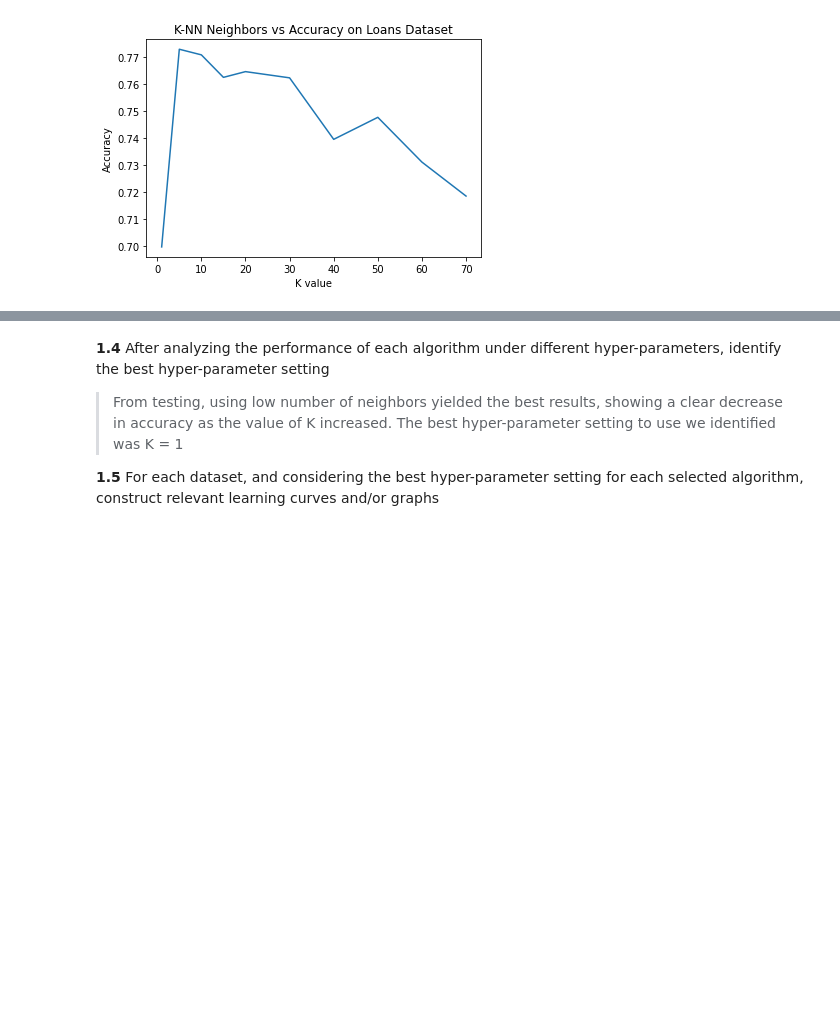
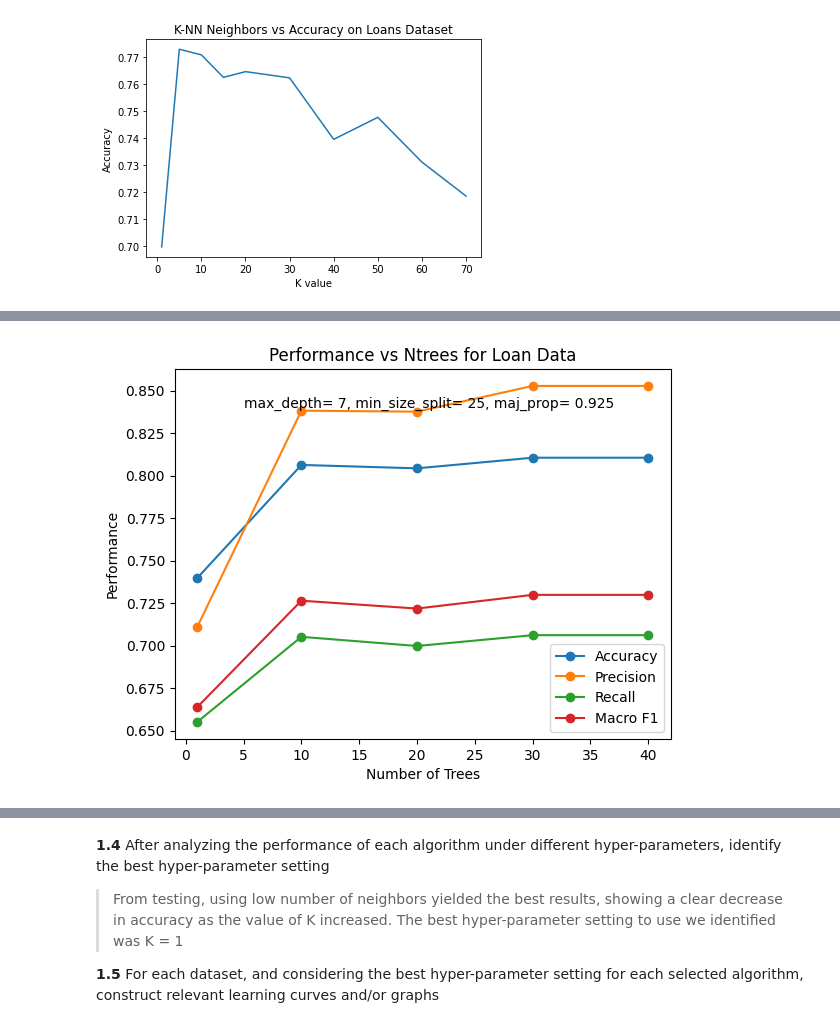
Before and after one commit to Andrei-Treil/CS589-Final, a Jupyter notebook: final.ipynb, the cells around one changed output, grey strips where cells are left out. Cells and saved outputs as stored; diff of their text form; code cells hidden in the pictures; blank space fills up the shorter version.

```diff
--- a/final.ipynb
+++ b/final.ipynb
@@ -734,0 +786,4 @@ Briefly discuss and interpret these graphs
+# %%
+hyper_params = [[7,25,0.875],[8,25,0.875],[9,25,0.875]]
+for params in hyper_params:
+    random_forest_kfolds(loan_fold,attr_list,loan_attr,loan_vals,params[0],params[1],params[2])
@@ -734,0 +806,4 @@ Briefly discuss and interpret these graphs
+# %%
+hyper_params = [[7,15,0.875],[7,20,0.875],[7,30,0.875]]
+for params in hyper_params:
+    random_forest_kfolds(loan_fold,attr_list,loan_attr,loan_vals,params[0],params[1],params[2])
@@ -734,0 +826,4 @@ Briefly discuss and interpret these graphs
+# %%
+hyper_params = [[7,25,0.875],[7,25,0.9],[7,25,0.925]]
+for params in hyper_params:
+    random_forest_kfolds(loan_fold,attr_list,loan_attr,loan_vals,params[0],params[1],params[2])
@@ -734,0 +854,28 @@ Briefly discuss and interpret these graphs
+# %%
+hyper_params = [[7,25,0.925]]
+n_acc = []
+n_prec = []
+n_rec = []
+n_f1 = []
+for params in hyper_params:
+    results = random_forest_kfolds(loan_fold,attr_list,loan_attr,loan_vals,params[0],params[1],params[2], True)
+    n_acc = results[0]
+    n_prec = results[1]
+    n_rec = results[2]
+    n_f1 =results[3]
+
+
+
+nvals = [1,10,20,30,40]
+plt.title('Performance vs Ntrees for Loan Data')
+plt.xlabel('Number of Trees')
+plt.ylabel('Performance')
+plt.plot(nvals,n_acc,label='Accuracy',marker='o')
+plt.plot(nvals,n_prec,label='Precision',marker='o')
+plt.plot(nvals,n_rec,label='Recall',marker='o')
+plt.plot(nvals,n_f1,label='Macro F1',marker='o')
+plt.legend()
+plt.text(5,0.84,'max_depth= 7, min_size_split= 25, maj_prop= 0.925')
+plt.show()
+# %% [output]
+[figure, added]
```
Also changed, not shown: parts of 22 cells of this notebook, 3 other files.
